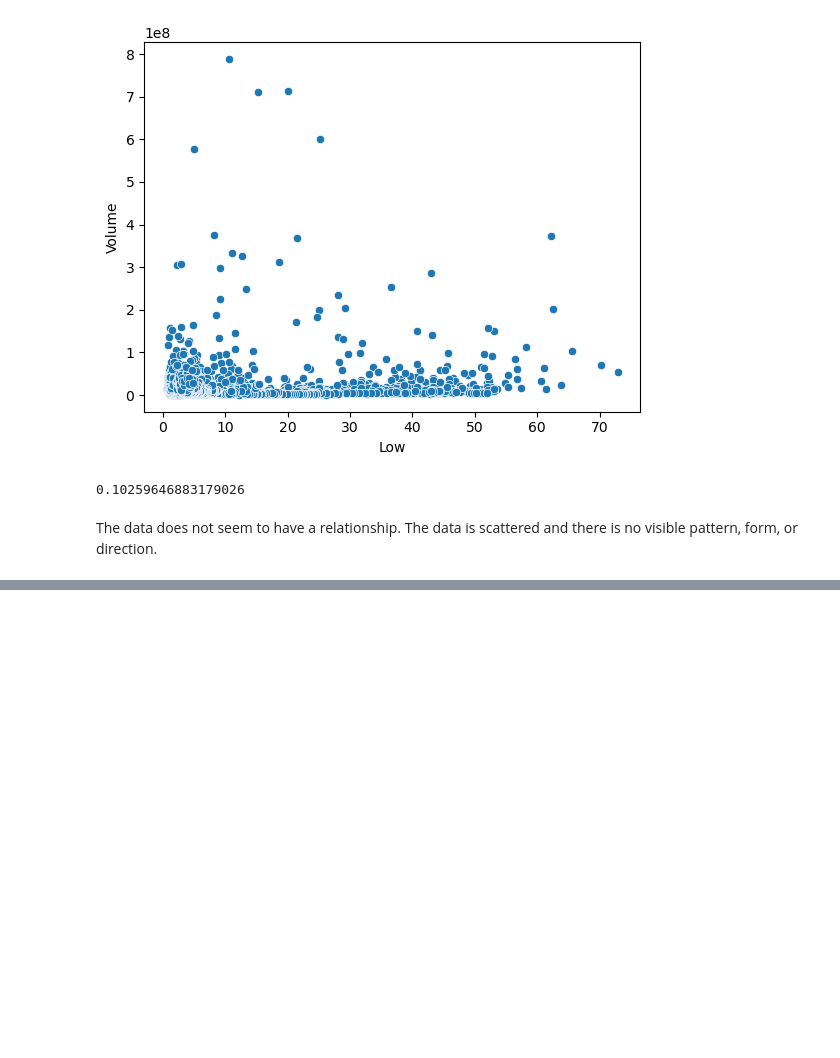
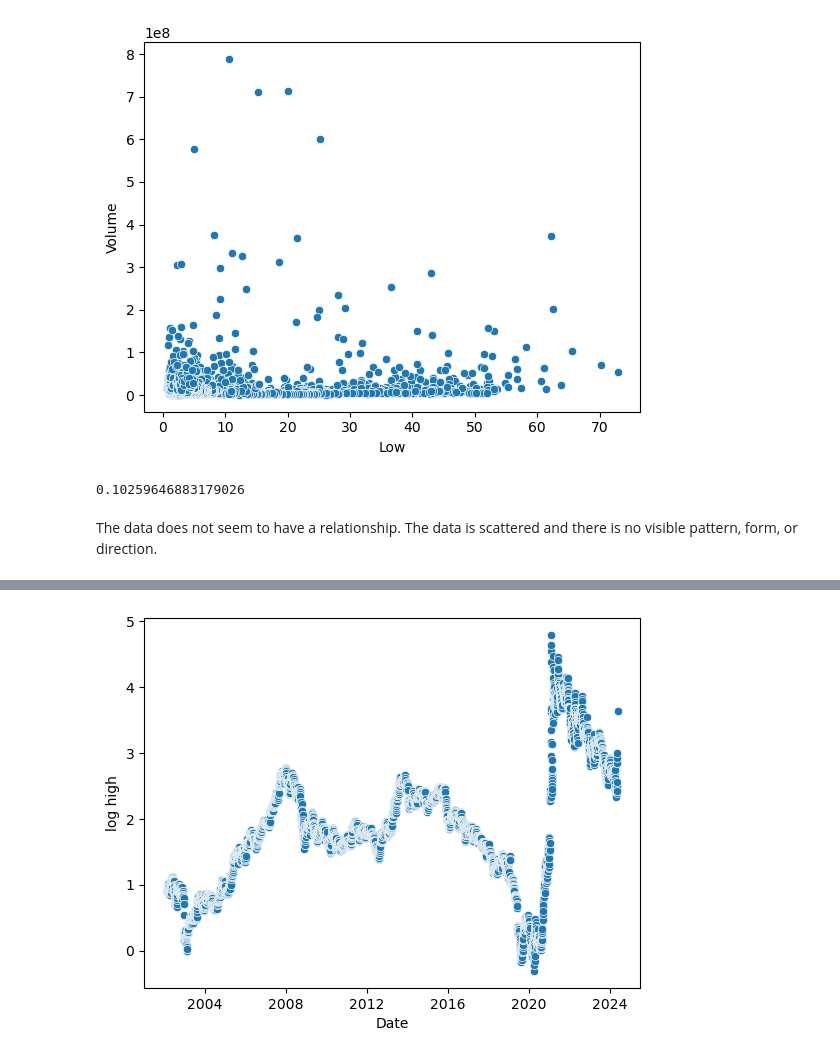
Before and after one commit to Charred-Baguette/AI-AT-CCIC, a Jupyter notebook: Semester 1/Stocks/gamestop.ipynb, the cells around one changed output, grey strips where cells are left out. Cells and saved outputs as stored; diff of their text form; code cells hidden in the pictures; blank space fills up the shorter version.

```diff
--- a/Semester 1/Stocks/gamestop.ipynb
+++ b/Semester 1/Stocks/gamestop.ipynb
@@ -118,0 +128,4 @@ The data does not seem to have a relationship. The data is scattered and there i
+# %%
+highlog=np.log(df['High'])
+df['log high']=highlog
+df.head()
@@ -118,0 +139,4 @@ The data does not seem to have a relationship. The data is scattered and there i
+# %%
+scatter(df, 'Date', 'log high', 0)
+# %% [output]
+[figure, added]
```
Also changed, not shown: parts of 4 cells of this notebook.
